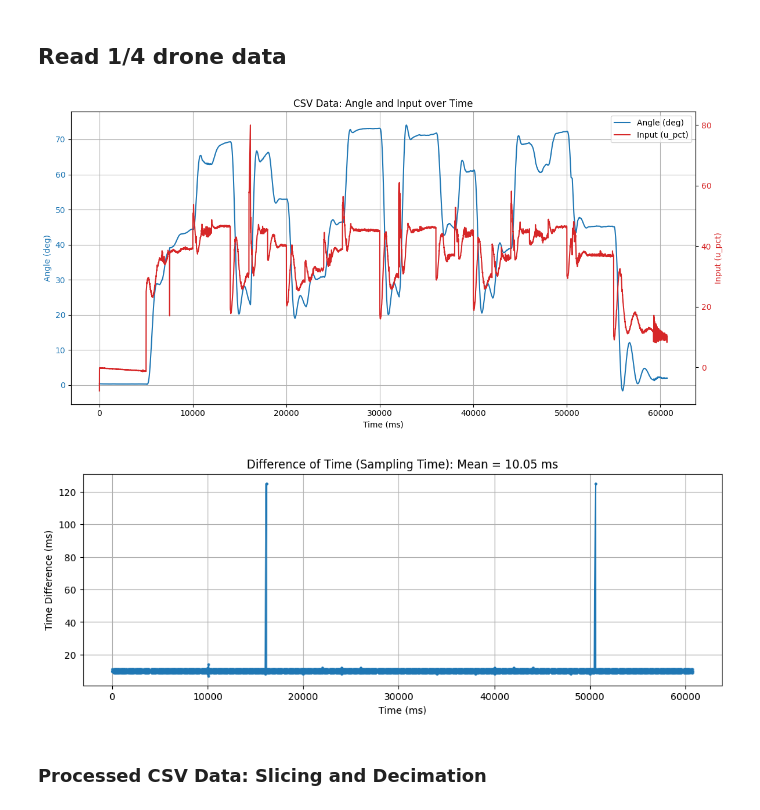
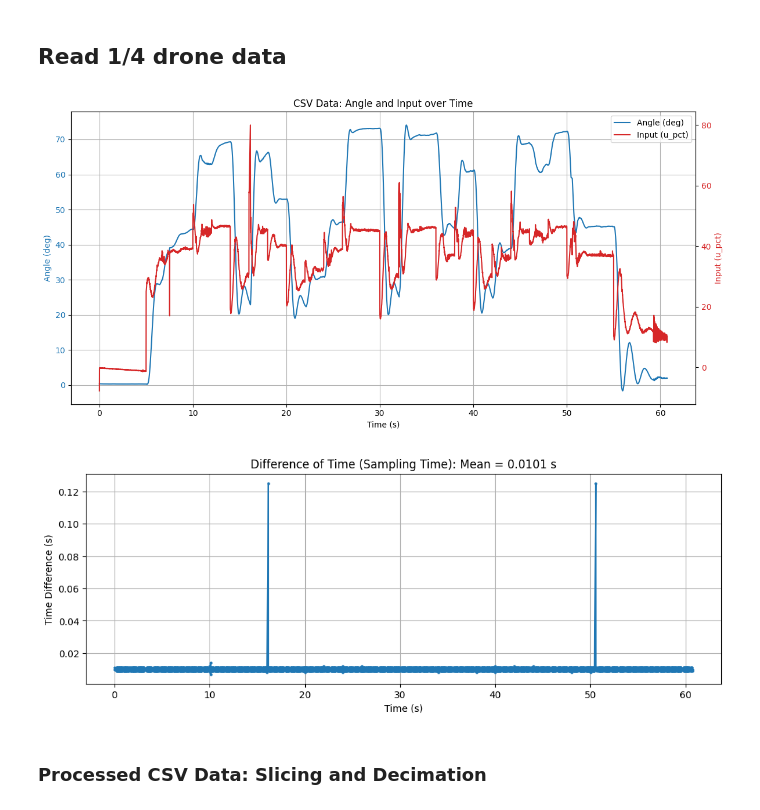
Before and after one commit to helonayala/sysid, a Jupyter notebook: narmax_example_drone.ipynb, the cells around one changed output. Saved outputs shown, nothing was run; the diff lists cells and outputs as text; code cells hidden in the pictures.

```diff
--- a/narmax_example_drone.ipynb
+++ b/narmax_example_drone.ipynb
@@ -25,38 +25,38 @@ ye, ue, timee = readData("quarter_drone", "seq")
 
 # Plotting the loaded CSV data with two y-axes
 fig, ax1 = plt.subplots(figsize=(12, 6))
 
 ax1.plot(timee, ye, label='Angle (deg)', color='tab:blue')
 ax1.set_ylabel('Angle (deg)', color='tab:blue')
 ax1.tick_params(axis='y', labelcolor='tab:blue')
 ax1.set_title('CSV Data: Angle and Input over Time')
-ax1.set_xlabel('Time (ms)')
+ax1.set_xlabel('Time (s)')
 ax1.grid(True)
 
 ax2 = ax1.twinx()
 ax2.plot(timee, ue, label='Input (u_pct)', color='tab:red')
 ax2.set_ylabel('Input (u_pct)', color='tab:red')
 ax2.tick_params(axis='y', labelcolor='tab:red')
 
 lines, labels = ax1.get_legend_handles_labels()
 lines2, labels2 = ax2.get_legend_handles_labels()
 ax2.legend(lines + lines2, labels + labels2, loc='upper right')
 
 plt.tight_layout()
 plt.show()
 
 # Plotting the difference of 'timee' to check sampling time
 plt.figure(figsize=(12, 4))
 timee_diff = np.diff(timee)
 mean_timee_diff = np.mean(timee_diff) # Calculate mean here
 plt.plot(timee[1:], timee_diff, 'o-', markersize=2)
-plt.title(f'Difference of Time (Sampling Time): Mean = {mean_timee_diff:.2f} ms') # Use mean in title
-plt.xlabel('Time (ms)')
-plt.ylabel('Time Difference (ms)')
+plt.title(f'Difference of Time (Sampling Time): Mean = {mean_timee_diff:.4f} s') # Use mean in title
+plt.xlabel('Time (s)')
+plt.ylabel('Time Difference (s)')
 plt.grid(True)
 plt.show()
 # %% [output]
-[figure, old version]
+[figure, new version]
-[figure, old version]
+[figure, new version]
 # %% [markdown]
 ### Processed CSV Data: Slicing and Decimation
```
Also changed, not shown: parts of 4 cells of this notebook, 2 other files.
